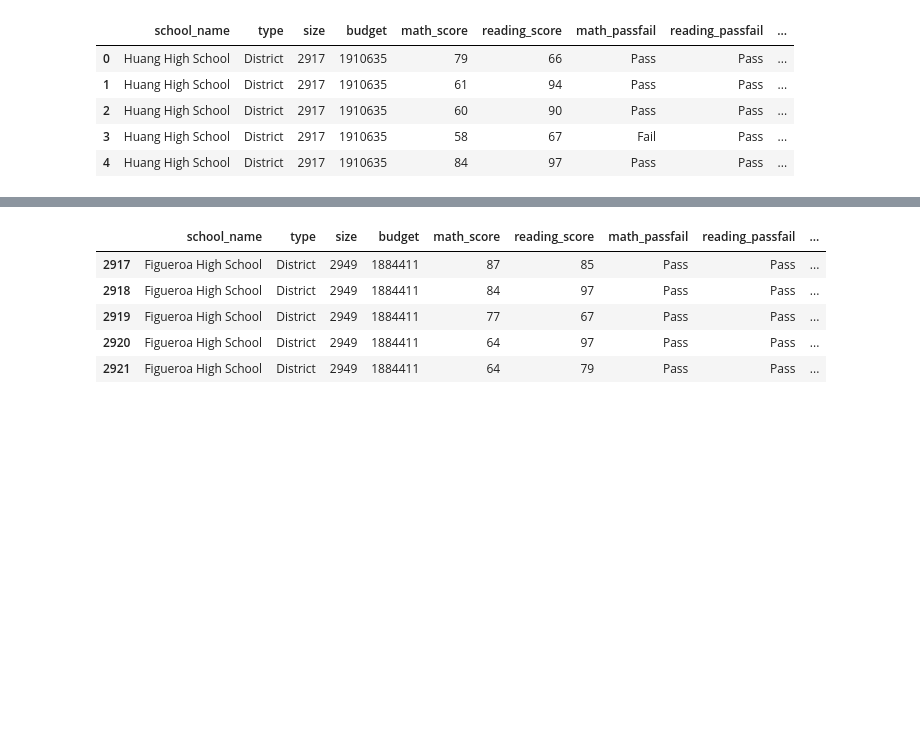
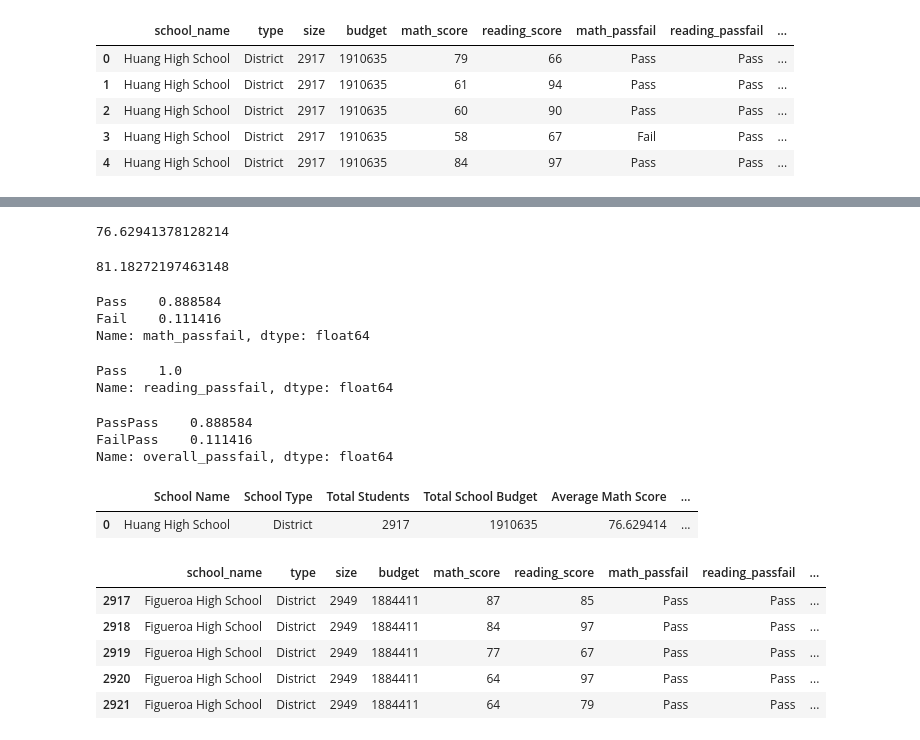
Before and after one commit to HopeNeely/PyCity-Schools-Analysis, a Jupyter notebook: PyCitySchools/PyCitySchools.ipynb, the cells around one changed output, grey strips where cells are left out. Drawn from its saved outputs; the diff is of its cells as text; code cells hidden in the pictures; blank space fills up the shorter version.

Commit message:
Added calculations per school for school summary

```diff
--- a/PyCitySchools/PyCitySchools.ipynb
+++ b/PyCitySchools/PyCitySchools.ipynb
@@ -206,3 +225,52 @@ huang_df.head()
+# %%
+average_math_huang = huang_df["math_score"].mean()
+average_math_huang
+# %% [output]
+76.62941378128214
+# %%
+average_reading_huang = huang_df["reading_score"].mean()
+average_reading_huang
+# %% [output]
+81.18272197463148
+# %%
+# Find percent of Huang students with passing math scores
+math_pass_huang = huang_df['math_passfail'].value_counts('Pass')
+math_pass_huang
+# %% [output]
+Pass    0.888584
+Fail    0.111416
+Name: math_passfail, dtype: float64
+# %%
+# Find percent of Huang students with passing reading scores
+reading_pass_huang = huang_df['reading_passfail'].value_counts('Pass')
+reading_pass_huang
+# %% [output]
+Pass    1.0
+Name: reading_passfail, dtype: float64
+# %%
+overall_pass_huang = huang_df['overall_passfail'].value_counts('PassPass')
+overall_pass_huang
+# %% [output]
+PassPass    0.888584
+FailPass    0.111416
+Name: overall_passfail, dtype: float64
+# %%
+# Print table with Huang Summary information:
+huang_summary_df = pd.DataFrame(
+    {"School Name": huang_name,
+     "School Type": huang_type,
+     "Total Students": huang_size,
+     "Total School Budget": huang_budget,
+     "Average Math Score": [average_math_huang],
+     "Average Reading Score": [average_reading_huang],
+     "% Passing Math": [math_pass_huang],
+     "% Passing Reading": [reading_pass_huang],
+     "% Overall Passing": [overall_pass_huang]
+                       })
+huang_summary_df
+# %% [output]
+|  | School Name | School Type | Total Students | Total School Budget | Average Math Score | ... |
+| 0 | Huang High School | District | 2917 | 1910635 | 76.629414 | ... |
 # %%
 figueroa_df = merge_df.loc[merge_df["school_name"] == "Figueroa High School", ["school_name", "type", "size", "budget", "math_score", "reading_score", "math_passfail", "reading_passfail", "overall_passfail", "Per_Student_Budget"]]
 figueroa_df.head()
```
Also changed, not shown: parts of 135 cells of this notebook.
